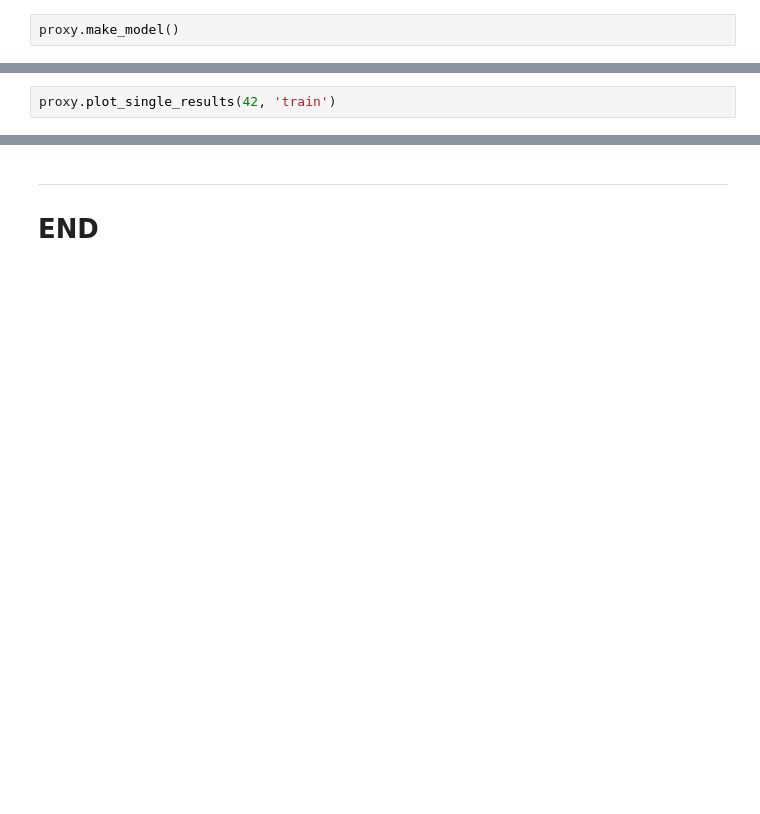
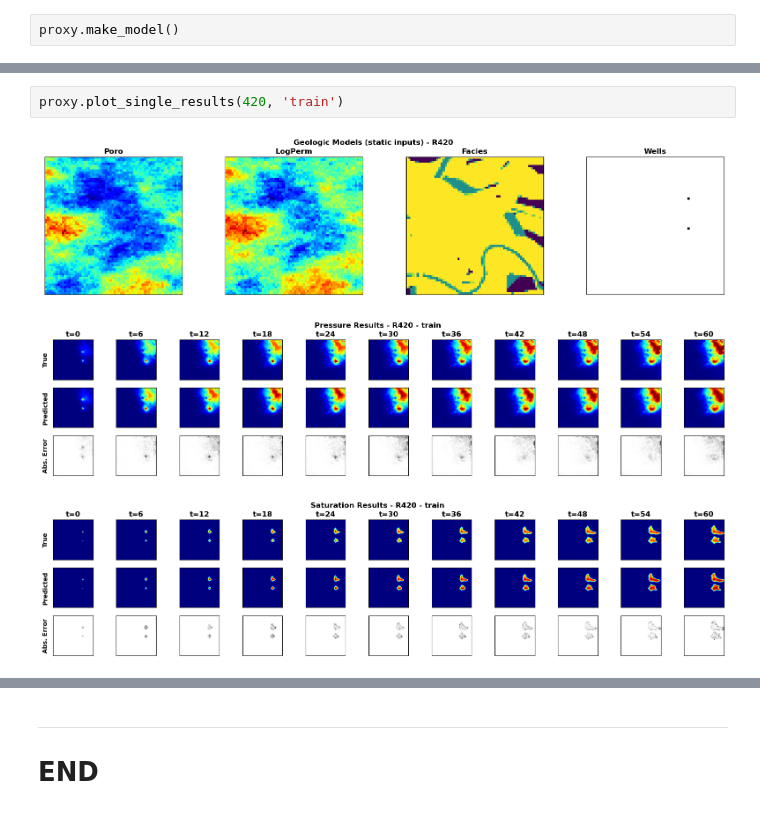
Before and after one commit to misaelmmorales/Stochastic-pix2vid, a Jupyter notebook: CNN_RNN_CO2_v2.ipynb, the cells around one changed output, grey strips where cells are left out. Drawn from its saved outputs; the diff is of its cells as text; blank space fills up the shorter version.

```diff
--- a/CNN_RNN_CO2_v2.ipynb
+++ b/CNN_RNN_CO2_v2.ipynb
@@ -25,4 +63,8 @@ proxy.latent_space()
 # %%
-proxy.plot_single_results(42, 'train')
+proxy.plot_single_results(420, 'train')
+# %% [output]
+[figure, added]
+[figure, added]
+[figure, added]
 # %%
 proxy.cumulative_co2()
```
Also changed, not shown: parts of 7 cells of this notebook, 2 other files.
